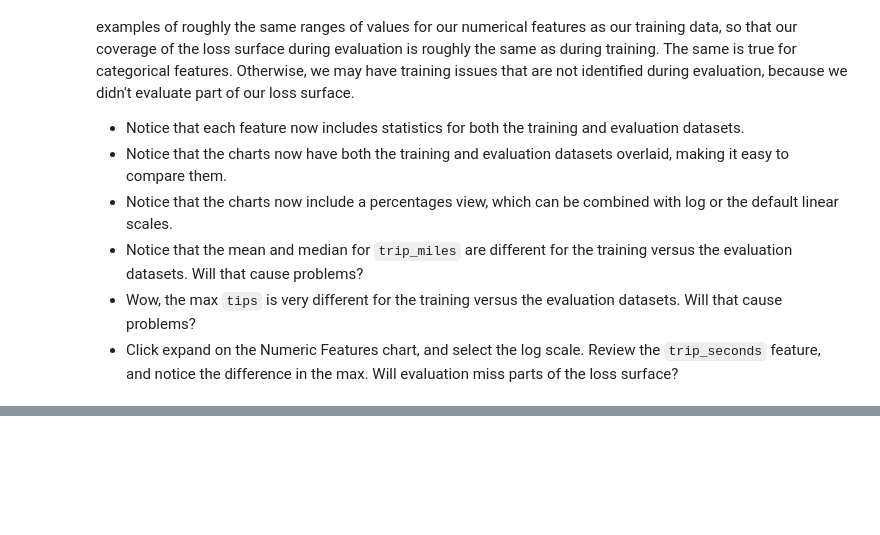
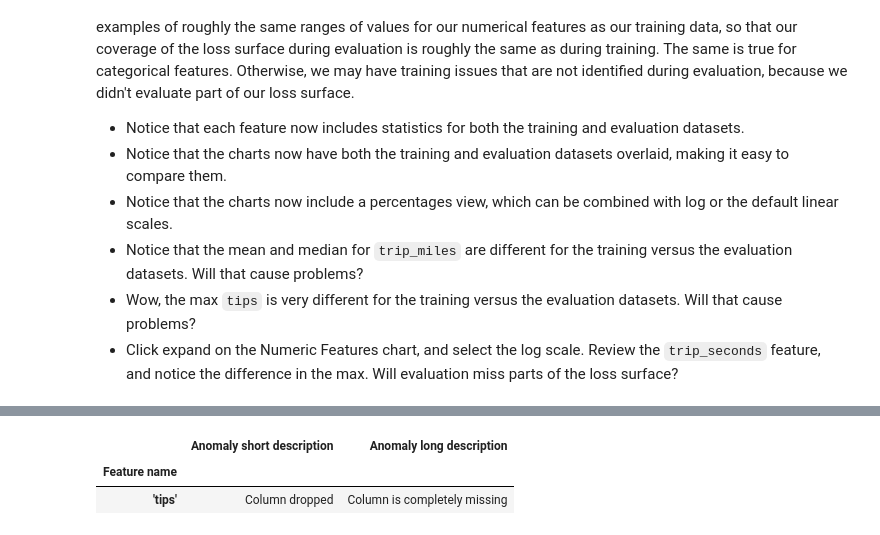
Before and after one commit to pengfei99/TensorFlowDataValidation, a Jupyter notebook: TFDV_example.ipynb, the cells around one changed output, grey strips where cells are left out. Saved outputs shown, nothing was run; the diff lists cells and outputs as text; code cells hidden in the pictures; blank space fills up the shorter version.

```diff
--- a/TFDV_example.ipynb
+++ b/TFDV_example.ipynb
@@ -149,0 +200,6 @@ tfdv.visualize_statistics(lhs_statistics=eval_stats, rhs_statistics=train_stats,
+# %%
+serving_stats = tfdv.generate_statistics_from_csv(SERVING_DATA)
+serving_anomalies = tfdv.validate_statistics(serving_stats, schema)
+
+tfdv.display_anomalies(serving_anomalies)
+# %% [output]
@@ -149,0 +207,3 @@ tfdv.visualize_statistics(lhs_statistics=eval_stats, rhs_statistics=train_stats,
+|  | Anomaly short description | Anomaly long description |
+| Feature name |  |  |
+| 'tips' | Column dropped | Column is completely missing |
```
Also changed, not shown: parts of 21 cells of this notebook.
